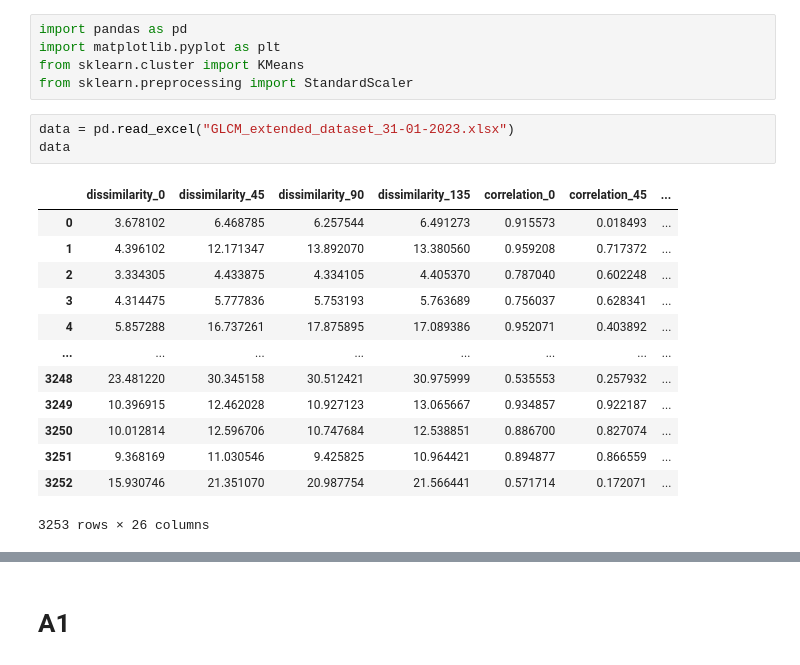
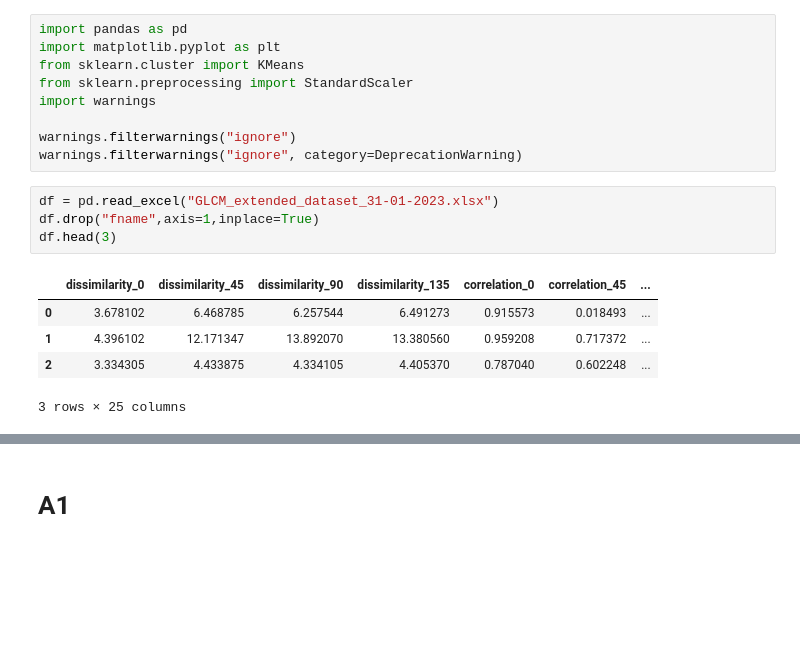
Before and after one commit to krishna21154/ML-project, a Jupyter notebook: lab9-10 21154.ipynb, the cells around one changed output, grey strips where cells are left out. Cells and saved outputs as stored; diff of their text form; blank space fills up the shorter version.

```diff
--- a/lab9-10 21154.ipynb
+++ b/lab9-10 21154.ipynb
@@ -3,20 +3,17 @@ import pandas as pd
 import matplotlib.pyplot as plt
 from sklearn.cluster import KMeans
 from sklearn.preprocessing import StandardScaler
+import warnings
+
+warnings.filterwarnings("ignore")
+warnings.filterwarnings("ignore", category=DeprecationWarning)
 # %%
-data = pd.read_excel("GLCM_extended_dataset_31-01-2023.xlsx")
-data
+df = pd.read_excel("GLCM_extended_dataset_31-01-2023.xlsx")
+df.drop("fname",axis=1,inplace=True)
+df.head(3)
 # %% [output]
 |  | dissimilarity_0 | dissimilarity_45 | dissimilarity_90 | dissimilarity_135 | correlation_0 | correlation_45 | ... |
 | 0 | 3.678102 | 6.468785 | 6.257544 | 6.491273 | 0.915573 | 0.018493 | ... |
 | 1 | 4.396102 | 12.171347 | 13.892070 | 13.380560 | 0.959208 | 0.717372 | ... |
 | 2 | 3.334305 | 4.433875 | 4.334105 | 4.405370 | 0.787040 | 0.602248 | ... |
-| 3 | 4.314475 | 5.777836 | 5.753193 | 5.763689 | 0.756037 | 0.628341 | ... |
-| 4 | 5.857288 | 16.737261 | 17.875895 | 17.089386 | 0.952071 | 0.403892 | ... |
-| ... | ... | ... | ... | ... | ... | ... | ... |
-| 3248 | 23.481220 | 30.345158 | 30.512421 | 30.975999 | 0.535553 | 0.257932 | ... |
-| 3249 | 10.396915 | 12.462028 | 10.927123 | 13.065667 | 0.934857 | 0.922187 | ... |
-| 3250 | 10.012814 | 12.596706 | 10.747684 | 12.538851 | 0.886700 | 0.827074 | ... |
-| 3251 | 9.368169 | 11.030546 | 9.425825 | 10.964421 | 0.894877 | 0.866559 | ... |
-| 3252 | 15.930746 | 21.351070 | 20.987754 | 21.566441 | 0.571714 | 0.172071 | ... |
-3253 rows × 26 columns
+3 rows × 25 columns
```
Also changed, not shown: parts of 8 cells of this notebook.
